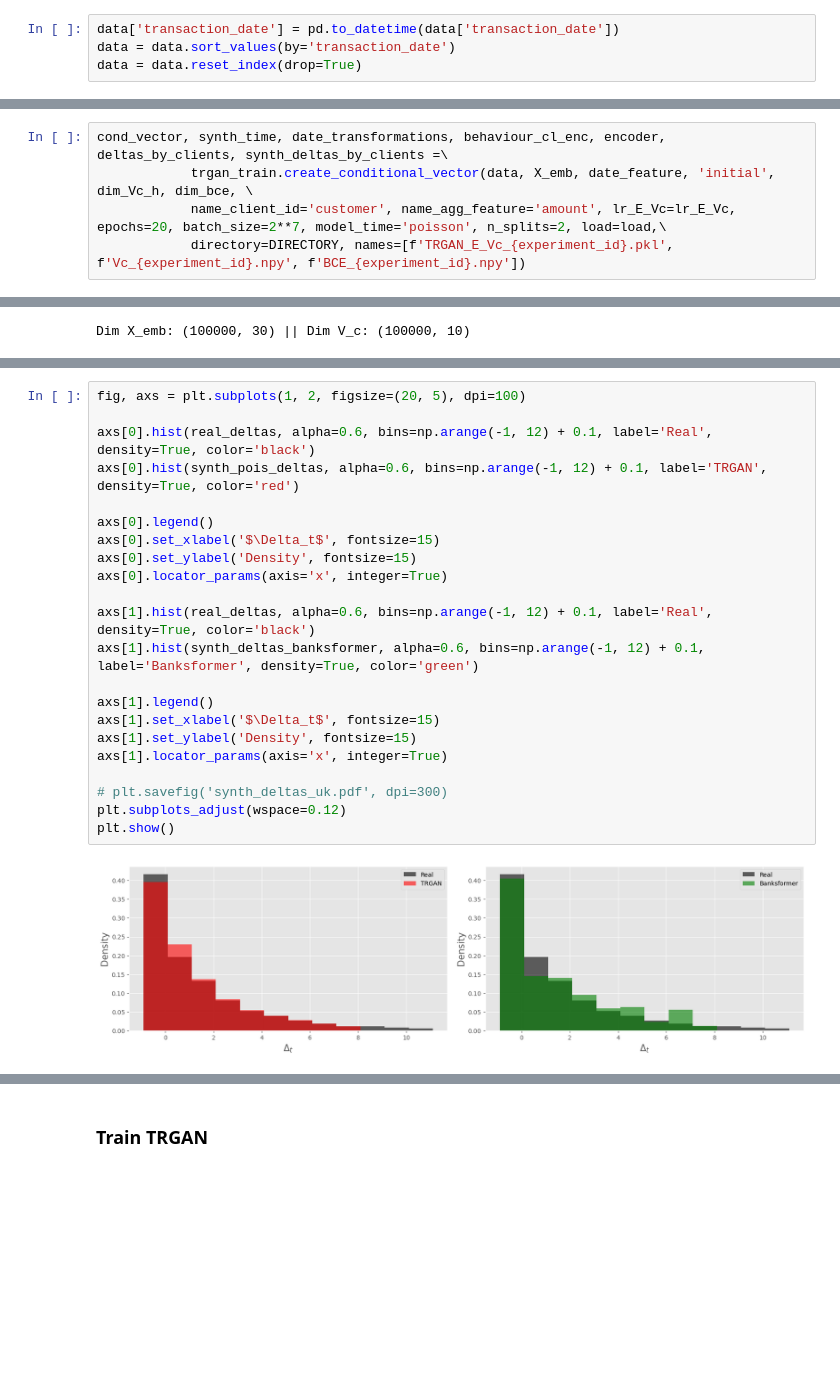
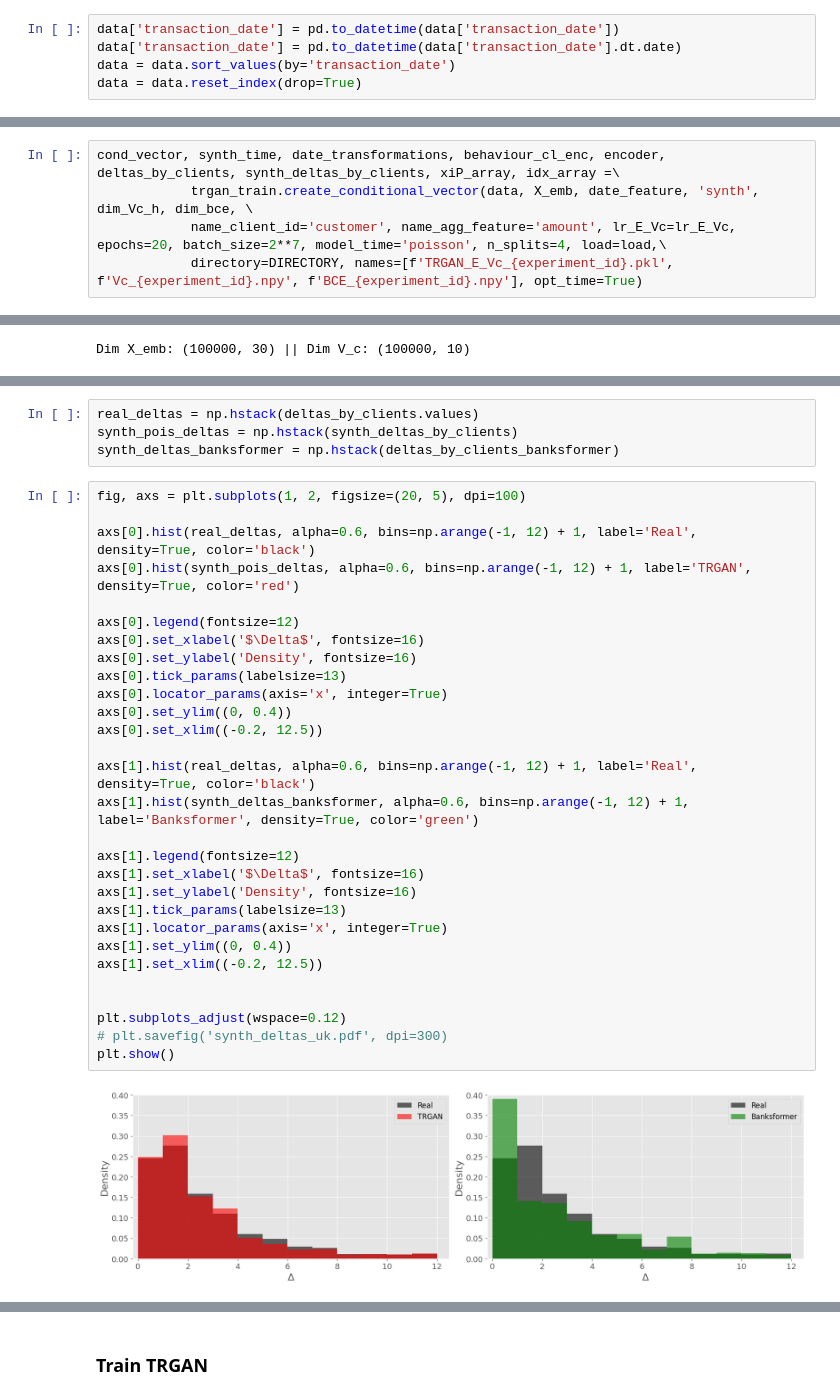
Before and after one commit to kirillzx/TRGAN, a Jupyter notebook: TRGAN_uk.ipynb, the cells around one changed output, grey strips where cells are left out. Saved outputs shown, nothing was run; the diff lists cells and outputs as text; blank space fills up the shorter version.

```diff
--- a/TRGAN_uk.ipynb
+++ b/TRGAN_uk.ipynb
@@ -61,6 +64,7 @@ data.shape
 (100000, 4)
 # %%
 data['transaction_date'] = pd.to_datetime(data['transaction_date'])
+data['transaction_date'] = pd.to_datetime(data['transaction_date'].dt.date)
 data = data.sort_values(by='transaction_date')
 data = data.reset_index(drop=True)
 # %%
@@ -156,7 +160,7 @@ X_emb, scaler_emb = create_embeddings(X_cont, X_oh_emb, X_cl)
 # %% [markdown]
 ### Create conditional vector $v$
 # %%
-cond_vector, synth_time, date_transformations, behaviour_cl_enc, encoder, deltas_by_clients, synth_deltas_by_clients =\
-            trgan_train.create_conditional_vector(data, X_emb, date_feature, 'initial', dim_Vc_h, dim_bce, \
-            name_client_id='customer', name_agg_feature='amount', lr_E_Vc=lr_E_Vc, epochs=20, batch_size=2**7, model_time='poisson', n_splits=2, load=load,\
-            directory=DIRECTORY, names=[f'TRGAN_E_Vc_{experiment_id}.pkl', f'Vc_{experiment_id}.npy', f'BCE_{experiment_id}.npy'])
+cond_vector, synth_time, date_transformations, behaviour_cl_enc, encoder, deltas_by_clients, synth_deltas_by_clients, xiP_array, idx_array =\
+            trgan_train.create_conditional_vector(data, X_emb, date_feature, 'synth', dim_Vc_h, dim_bce, \
+            name_client_id='customer', name_agg_feature='amount', lr_E_Vc=lr_E_Vc, epochs=20, batch_size=2**7, model_time='poisson', n_splits=4, load=load,\
+            directory=DIRECTORY, names=[f'TRGAN_E_Vc_{experiment_id}.pkl', f'Vc_{experiment_id}.npy', f'BCE_{experiment_id}.npy'], opt_time=True)
@@ -177,24 +173,35 @@ synth_deltas_banksformer = synth_deltas_banksformer[np.where(synth_deltas_banksf
+# %%
+real_deltas = np.hstack(deltas_by_clients.values)
+synth_pois_deltas = np.hstack(synth_deltas_by_clients)
+synth_deltas_banksformer = np.hstack(deltas_by_clients_banksformer)
 # %%
 fig, axs = plt.subplots(1, 2, figsize=(20, 5), dpi=100)
 
-axs[0].hist(real_deltas, alpha=0.6, bins=np.arange(-1, 12) + 0.1, label='Real', density=True, color='black')
-axs[0].hist(synth_pois_deltas, alpha=0.6, bins=np.arange(-1, 12) + 0.1, label='TRGAN', density=True, color='red')
+axs[0].hist(real_deltas, alpha=0.6, bins=np.arange(-1, 12) + 1, label='Real', density=True, color='black')
+axs[0].hist(synth_pois_deltas, alpha=0.6, bins=np.arange(-1, 12) + 1, label='TRGAN', density=True, color='red')
 
-axs[0].legend()
-axs[0].set_xlabel('$\Delta_t$', fontsize=15)
-axs[0].set_ylabel('Density', fontsize=15)
+axs[0].legend(fontsize=12)
+axs[0].set_xlabel('$\Delta$', fontsize=16)
+axs[0].set_ylabel('Density', fontsize=16)
+axs[0].tick_params(labelsize=13)
 axs[0].locator_params(axis='x', integer=True)
+axs[0].set_ylim((0, 0.4))
+axs[0].set_xlim((-0.2, 12.5))
 
-axs[1].hist(real_deltas, alpha=0.6, bins=np.arange(-1, 12) + 0.1, label='Real', density=True, color='black')
-axs[1].hist(synth_deltas_banksformer, alpha=0.6, bins=np.arange(-1, 12) + 0.1, label='Banksformer', density=True, color='green')
+axs[1].hist(real_deltas, alpha=0.6, bins=np.arange(-1, 12) + 1, label='Real', density=True, color='black')
+axs[1].hist(synth_deltas_banksformer, alpha=0.6, bins=np.arange(-1, 12) + 1, label='Banksformer', density=True, color='green')
 
-axs[1].legend()
-axs[1].set_xlabel('$\Delta_t$', fontsize=15)
-axs[1].set_ylabel('Density', fontsize=15)
+axs[1].legend(fontsize=12)
+axs[1].set_xlabel('$\Delta$', fontsize=16)
+axs[1].set_ylabel('Density', fontsize=16)
+axs[1].tick_params(labelsize=13)
 axs[1].locator_params(axis='x', integer=True)
+axs[1].set_ylim((0, 0.4))
+axs[1].set_xlim((-0.2, 12.5))
 
+
+plt.subplots_adjust(wspace=0.12)
 # plt.savefig('synth_deltas_uk.pdf', dpi=300)
-plt.subplots_adjust(wspace=0.12)
 plt.show()
 # %% [output]
-[figure, old version]
+[figure, new version]
```
Also changed, not shown: parts of 21 cells of this notebook.
